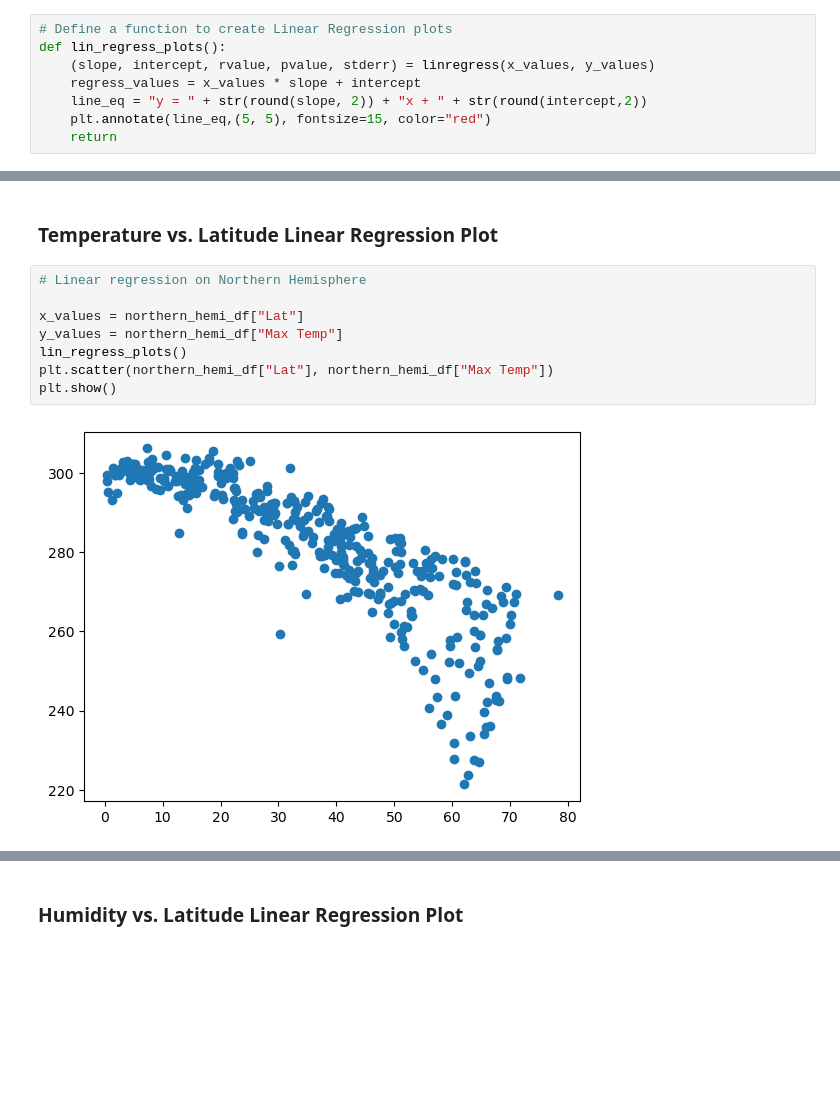
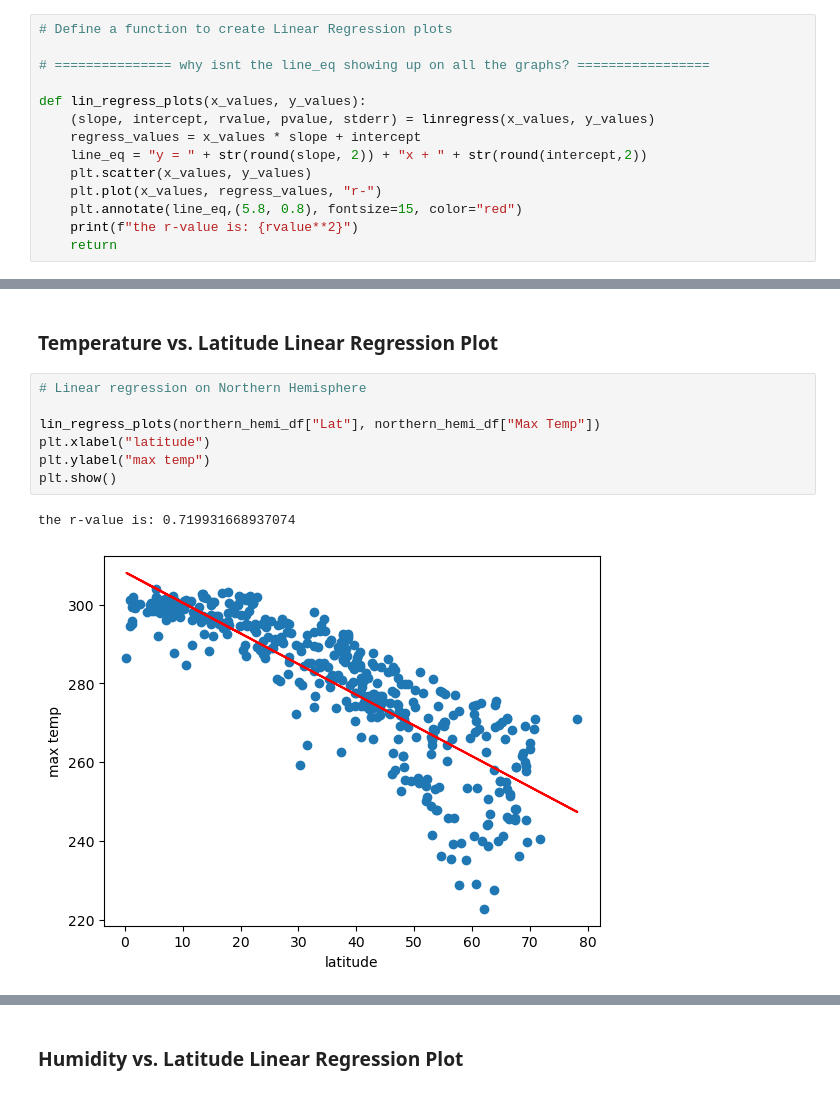
Before and after one commit to cassidysimmons/python-api-challenge, a Jupyter notebook: starter_code/WeatherPy.ipynb, the cells around one changed output, grey strips where cells are left out. Saved outputs shown, nothing was run; the diff lists cells and outputs as text; blank space fills up the shorter version.

Commit message:
need to fix line_eq and add discussions about linear relationship

```diff
--- a/starter_code/WeatherPy.ipynb
+++ b/starter_code/WeatherPy.ipynb
@@ -272,11 +272,17 @@ plt.show()
 ## Requirement 2: Compute Linear Regression for Each Relationship
 # %%
 # Define a function to create Linear Regression plots
-def lin_regress_plots():
+
+# =============== why isnt the line_eq showing up on all the graphs? =================
+
+def lin_regress_plots(x_values, y_values):
     (slope, intercept, rvalue, pvalue, stderr) = linregress(x_values, y_values)
     regress_values = x_values * slope + intercept
     line_eq = "y = " + str(round(slope, 2)) + "x + " + str(round(intercept,2))
-    plt.annotate(line_eq,(5, 5), fontsize=15, color="red")
+    plt.scatter(x_values, y_values)
+    plt.plot(x_values, regress_values, "r-")
+    plt.annotate(line_eq,(5.8, 0.8), fontsize=15, color="red")
+    print(f"the r-value is: {rvalue**2}")
     return
 # %%
 # Create a DataFrame with the Northern Hemisphere data (Latitude >= 0)
@@ -311,10 +317,10 @@ southern_hemi_df.head()
 # %%
 # Linear regression on Northern Hemisphere
 
-x_values = northern_hemi_df["Lat"]
-y_values = northern_hemi_df["Max Temp"]
-lin_regress_plots()
-plt.scatter(northern_hemi_df["Lat"], northern_hemi_df["Max Temp"])
+lin_regress_plots(northern_hemi_df["Lat"], northern_hemi_df["Max Temp"])
+plt.xlabel("latitude")
+plt.ylabel("max temp")
 plt.show()
 # %% [output]
+the r-value is: 0.719931668937074
-[figure, old version]
+[figure, new version]
```
Also changed, not shown: parts of 27 cells of this notebook.
